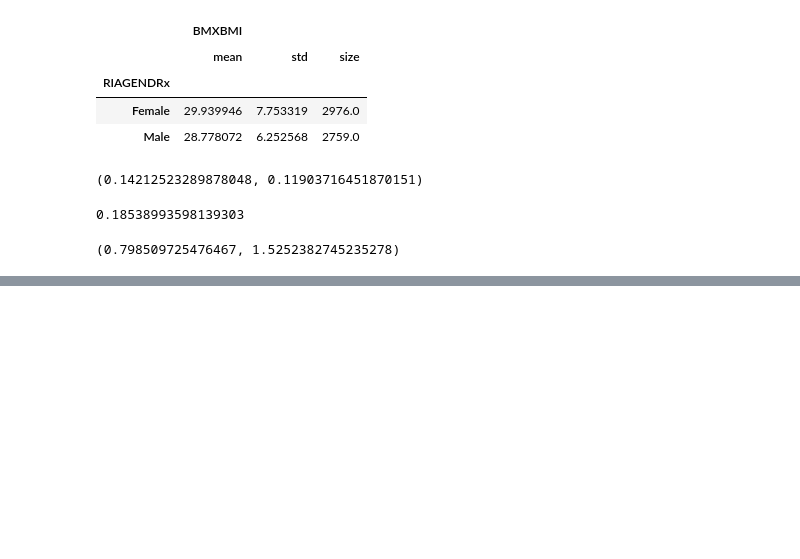
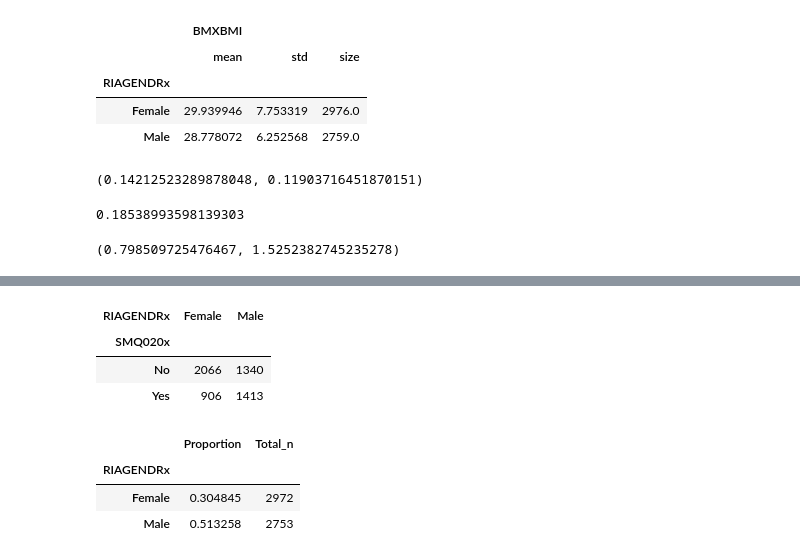
Before and after one commit to arpitsharma27/PythonPractice, a Jupyter notebook: UniversityOf_Michigan_InferentialStatistical_Week2_LabExercises.ipynb, the cells around one changed output, grey strips where cells are left out. Cells and saved outputs as stored; diff of their text form; code cells hidden in the pictures; blank space fills up the shorter version.

```diff
--- a/UniversityOf_Michigan_InferentialStatistical_Week2_LabExercises.ipynb
+++ b/UniversityOf_Michigan_InferentialStatistical_Week2_LabExercises.ipynb
@@ -288,0 +330,17 @@ ucb=d+1.96 * sem_diff
+# %%
+dx=da[["SMQ020x","RIAGENDRx"]].dropna()
+pd.crosstab(dx.SMQ020x,dx.RIAGENDRx)
+# %% [output]
+| RIAGENDRx | Female | Male |
+| SMQ020x |  |  |
+| No | 2066 | 1340 |
+| Yes | 906 | 1413 |
+# %%
+dz=dx.groupby(dx.RIAGENDRx).agg({"SMQ020x": [lambda x: np.mean(x=="Yes"),np.size]})
+dz.columns=['Proportion', 'Total_n']
+dz
+# %% [output]
+|  | Proportion | Total_n |
+| RIAGENDRx |  |  |
+| Female | 0.304845 | 2972 |
+| Male | 0.513258 | 2753 |
```
Also changed, not shown: parts of 36 cells of this notebook.
